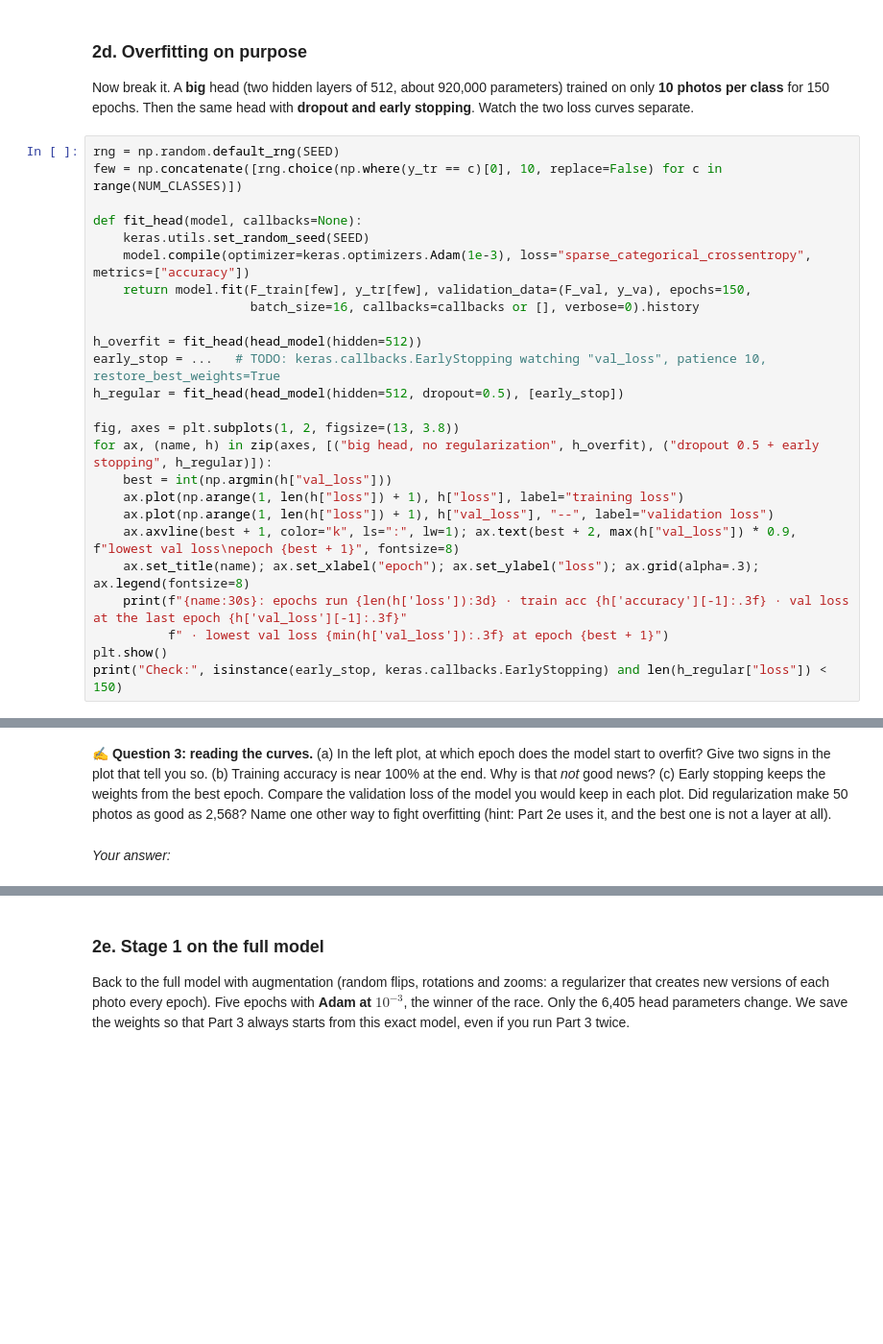
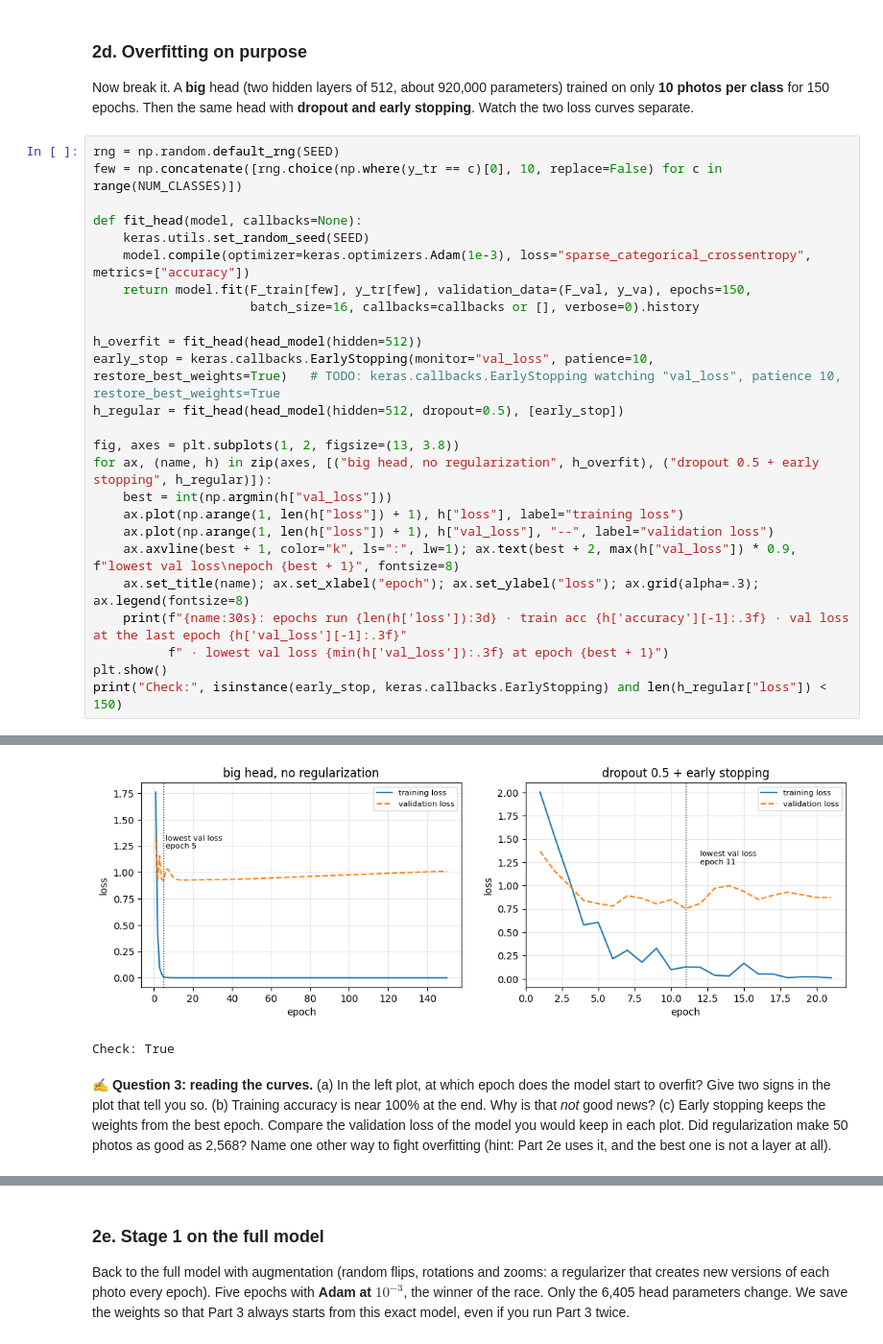
Before and after one commit to daqhi/CSC173-Fine-Tuning-CNN, a Jupyter notebook: CSC173_FineTuning_CNN.ipynb, the cells around one changed output, grey strips where cells are left out. Shown at 96% size. Cells and saved outputs as stored; diff of their text form; blank space fills up the shorter version.

```diff
--- a/CSC173_FineTuning_CNN.ipynb
+++ b/CSC173_FineTuning_CNN.ipynb
@@ -303,7 +329,7 @@ def fit_head(model, callbacks=None):
                      batch_size=16, callbacks=callbacks or [], verbose=0).history
 
 h_overfit = fit_head(head_model(hidden=512))
-early_stop = ...   # TODO: keras.callbacks.EarlyStopping watching "val_loss", patience 10, restore_best_weights=True
+early_stop = keras.callbacks.EarlyStopping(monitor="val_loss", patience=10, restore_best_weights=True)   # TODO: keras.callbacks.EarlyStopping watching "val_loss", patience 10, restore_best_weights=True
 h_regular = fit_head(head_model(hidden=512, dropout=0.5), [early_stop])
 
 fig, axes = plt.subplots(1, 2, figsize=(13, 3.8))
@@ -317,3 +343,4 @@ for ax, (name, h) in zip(axes, [("big head, no regularization", h_overfit), ("dr
           f" · lowest val loss {min(h['val_loss']):.3f} at epoch {best + 1}")
 plt.show()
 print("Check:", isinstance(early_stop, keras.callbacks.EarlyStopping) and len(h_regular["loss"]) < 150)
+# %% [output]
@@ -320,4 +349,4 @@ print("Check:", isinstance(early_stop, keras.callbacks.EarlyStopping) and len(h_
+[figure, added]
+Check: True
 # %% [markdown]
 ✍️ **Question 3: reading the curves.** (a) In the left plot, at which epoch does the model start to overfit? Give two signs in the plot that tell you so. (b) Training accuracy is near 100% at the end. Why is that *not* good news? (c) Early stopping keeps the weights from the best epoch. Compare the validation loss of the model you would keep in each plot. Did regularization make 50 photos as good as 2,568? Name one other way to fight overfitting (hint: Part 2e uses it, and the best one is not a layer at all).
-# %% [markdown]
-*Your answer:*
```
Also changed, not shown: parts of 10 cells of this notebook.
